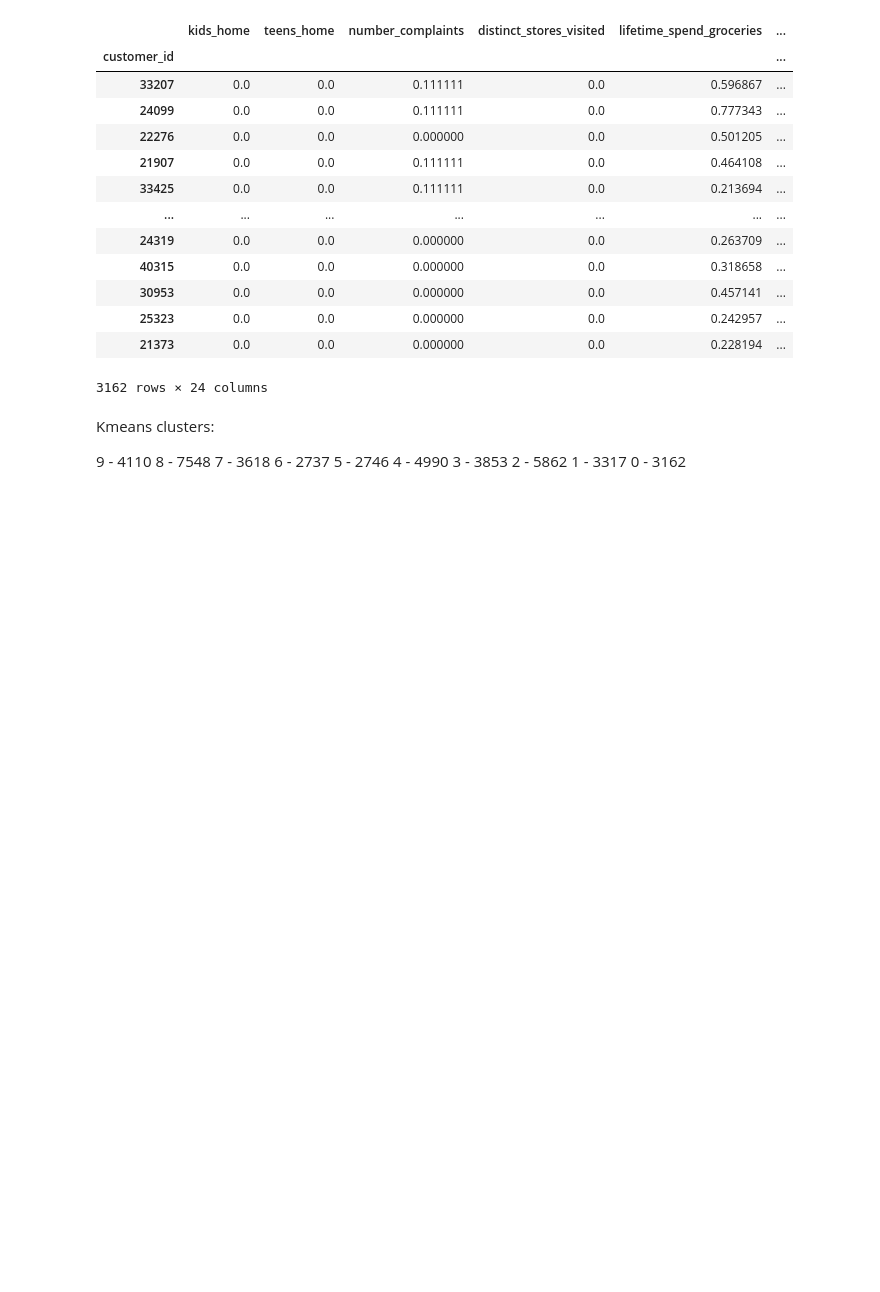
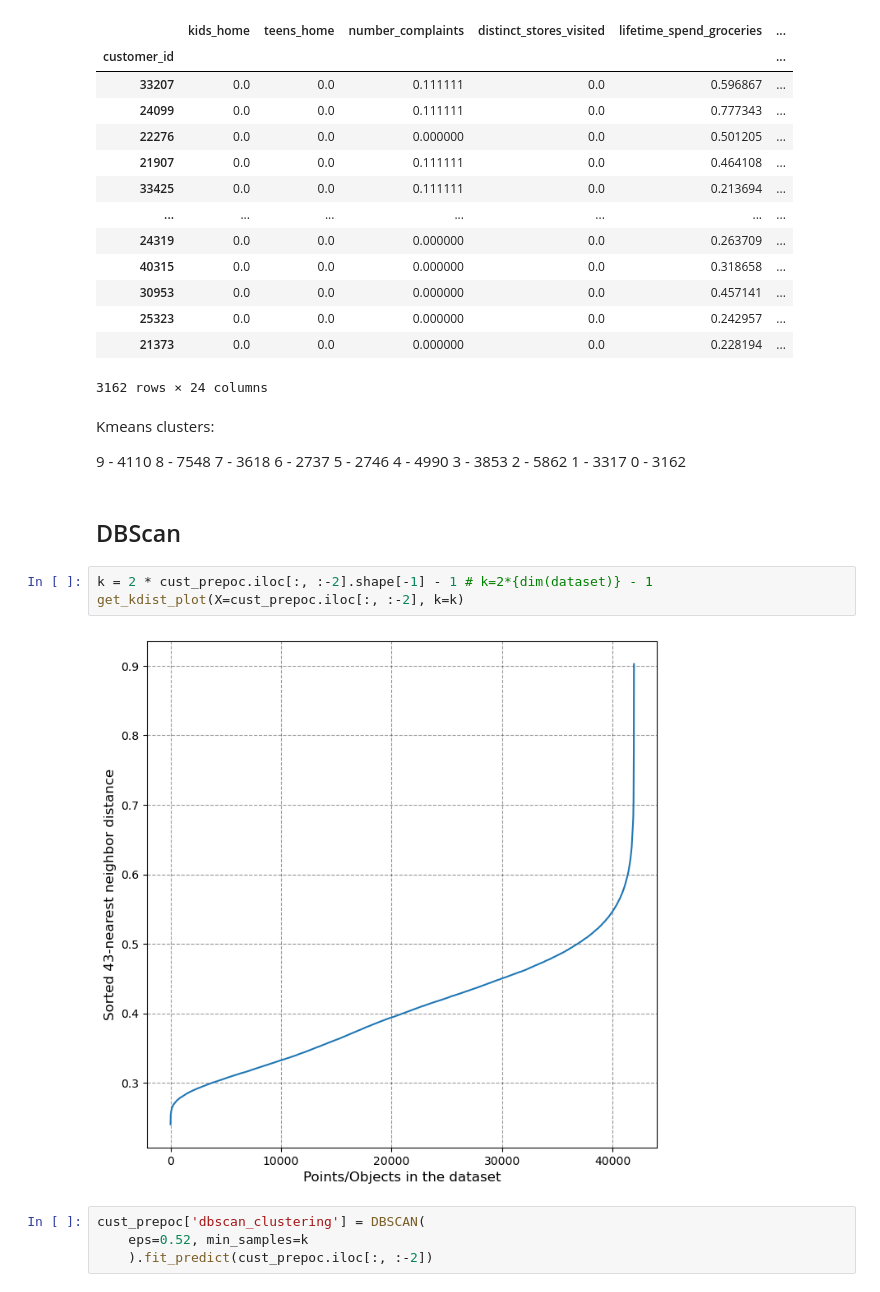
Before and after one commit to JoaoF7/Project-ML, a Jupyter notebook: Preprocessing.ipynb, the cells around one changed output. Cells and saved outputs as stored; diff of their text form; blank space fills up the shorter version.

Commit message:
dbscan

```diff
--- a/Preprocessing.ipynb
+++ b/Preprocessing.ipynb
@@ -434,3 +451,14 @@ Kmeans clusters:
 2 - 5862
 1 - 3317
 0 - 3162
+# %% [markdown]
+## DBScan
+# %%
+k = 2 * cust_prepoc.iloc[:, :-2].shape[-1] - 1 # k=2*{dim(dataset)} - 1
+get_kdist_plot(X=cust_prepoc.iloc[:, :-2], k=k)
+# %% [output]
+[figure, added]
+# %%
+cust_prepoc['dbscan_clustering'] = DBSCAN(
+    eps=0.52, min_samples=k
+    ).fit_predict(cust_prepoc.iloc[:, :-2])
```
Also changed, not shown: parts of 8 cells of this notebook, 2 other files.
